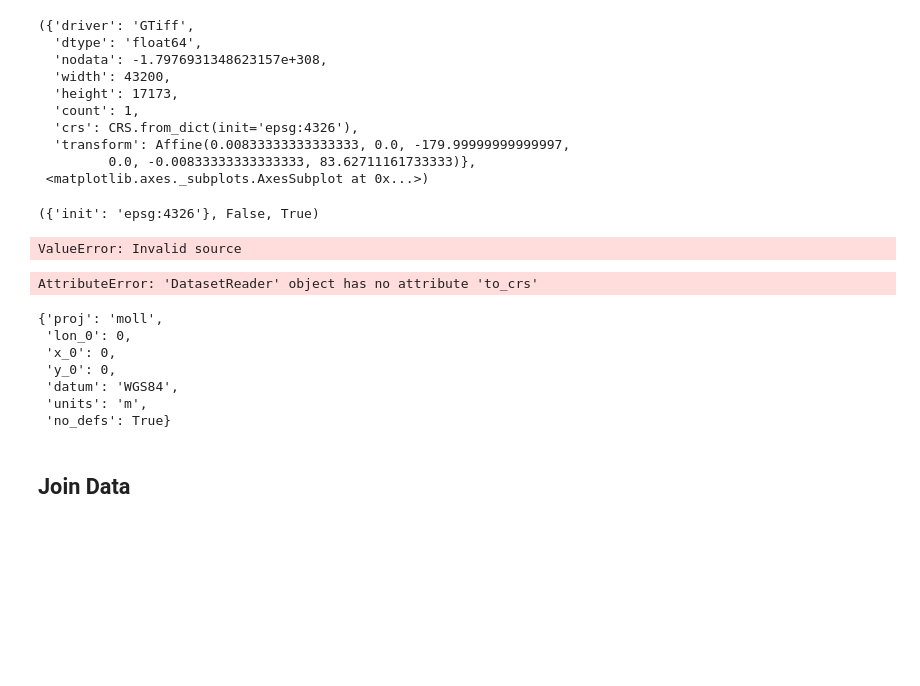
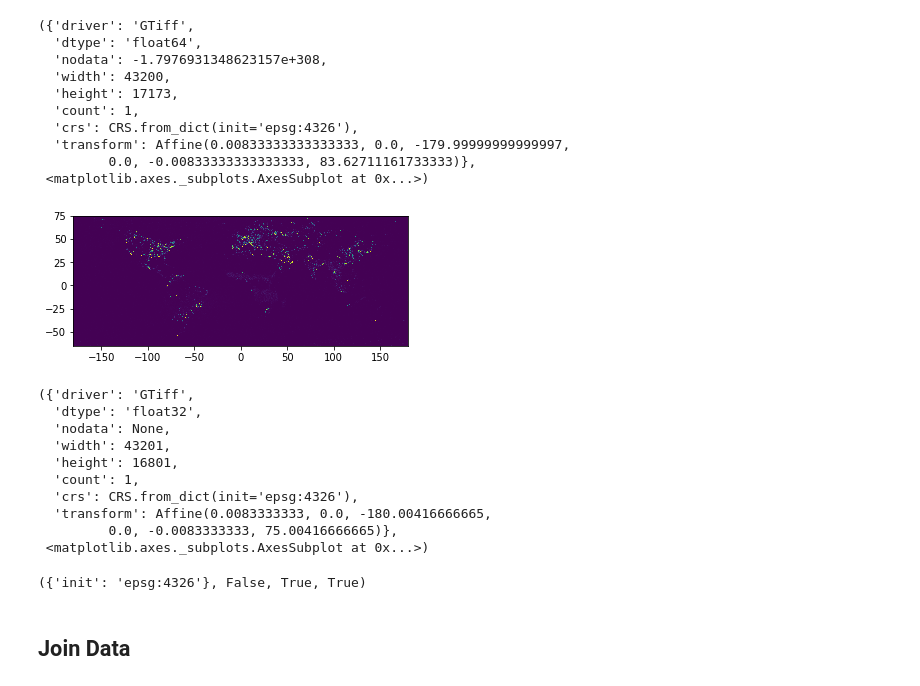
Before and after one commit to jmlasalle/water-risk-classification, a Jupyter notebook: Data-Wrangling.ipynb, the cells around one changed output. Drawn from its saved outputs; the diff is of its cells as text; code cells hidden in the pictures; blank space fills up the shorter version.

```diff
--- a/Data-Wrangling.ipynb
+++ b/Data-Wrangling.ipynb
@@ -104,3 +112,7 @@ RasterioIOError: This is a BigTIFF file.  BigTIFF is not supported by this versi
+# %%
+path_light = './data/light/F182013.v4c.avg_lights_x_pct.tif'
+
+light = rio.open(path_light)
 # %% [markdown]
 ## Explore Data
 # %%
@@ -131,44 +143,24 @@ inf_mort.meta,plot.show(inf_mort)
   'transform': Affine(0.00833333333333333, 0.0, -179.99999999999997,
          0.0, -0.00833333333333333, 83.62711161733333)},
  <matplotlib.axes._subplots.AxesSubplot at 0x...>)
+# %%
+light.meta,plot.show(light)
+# %% [output]
+[figure, added]
+({'driver': 'GTiff',
+  'dtype': 'float32',
+  'nodata': None,
+  'width': 43201,
+  'height': 16801,
+  'count': 1,
+  'crs': CRS.from_dict(init='epsg:4326'),
+  'transform': Affine(0.0083333333, 0.0, -180.00416666665,
+         0.0, -0.0083333333, 75.00416666665)},
+ <matplotlib.axes._subplots.AxesSubplot at 0x...>)
 # %%
 # check crs
-aq.crs, aq.crs == ghs.crs, aq.crs == inf_mort.crs
+aq.crs, aq.crs == ghs.crs, aq.crs == inf_mort.crs, aq.crs == light.crs
 # %% [output]
-({'init': 'epsg:4326'}, False, True)
+({'init': 'epsg:4326'}, False, True, True)
-# %%
-# code from https://www.earthdatascience.org/courses/earth-analytics-python/lidar-raster-data/reproject-raster/
-transform, width, height = calculate_default_transform(
-        ghs.crs, aq.crs, ghs.width, ghs.height, *ghs.bounds)
-metacopy = ghs.meta.copy()
-metacopy.update({
-        'crs': aq.crs,
-        'transform': transform,
-        'width': width,
-        'height': height})
-
-ghsr = reproject(source=ghs,
-                 destination=ghs,
-                 src_transform=ghs.transform,
-                 src_crs=ghs.crs,
-                 dst_transform=transform,
-                 dst_crs=aq.crs,
-                 resampling=Resampling.nearest)
-# %% [output]
-ValueError: Invalid source
-# %%
-ghs.to_crs({'init':'epsg:4326'})
-# %% [output]
-AttributeError: 'DatasetReader' object has no attribute 'to_crs'
-# %%
-ghs.crs.data
-# %% [output]
-{'proj': 'moll',
- 'lon_0': 0,
- 'x_0': 0,
- 'y_0': 0,
- 'datum': 'WGS84',
- 'units': 'm',
- 'no_defs': True}
 # %% [markdown]
 ## Join Data
```
Also changed, not shown: parts of 29 cells of this notebook, 1 other file.
